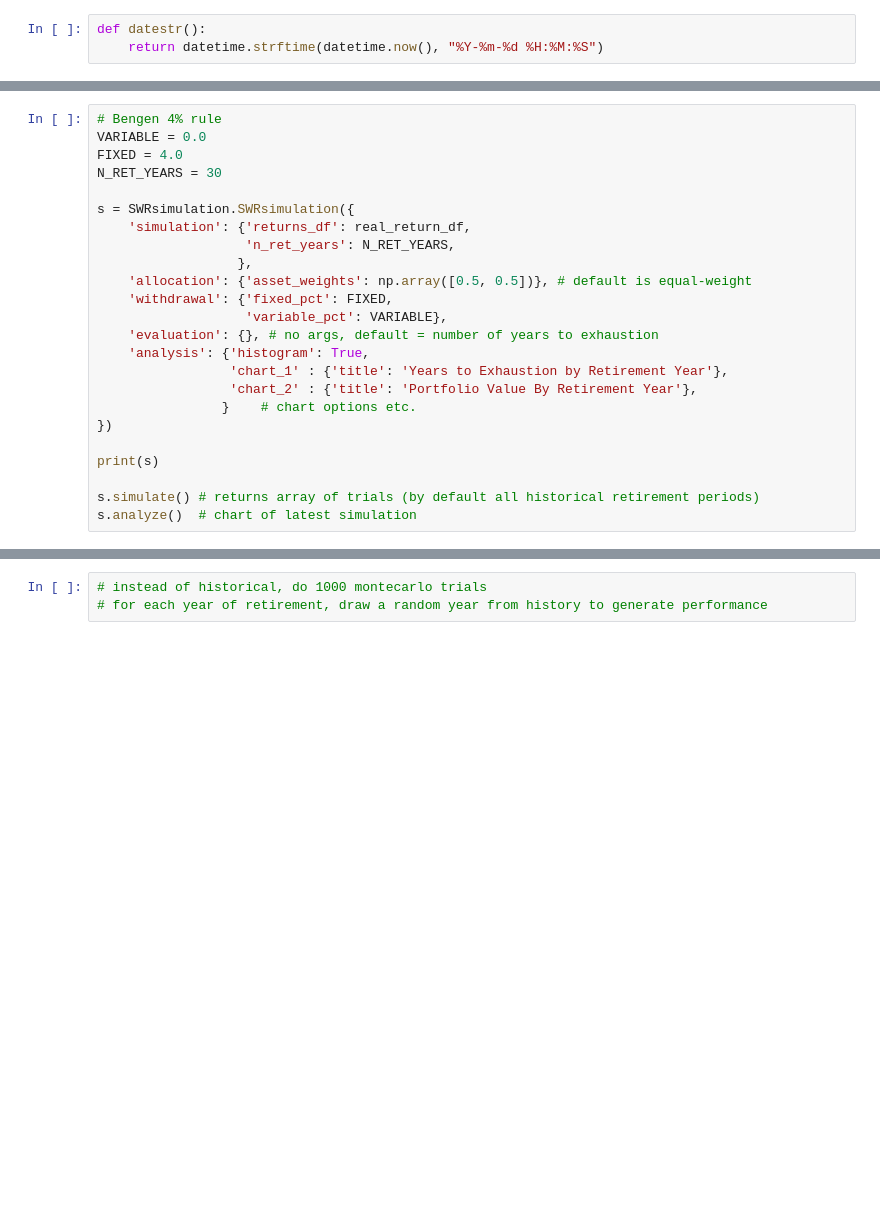
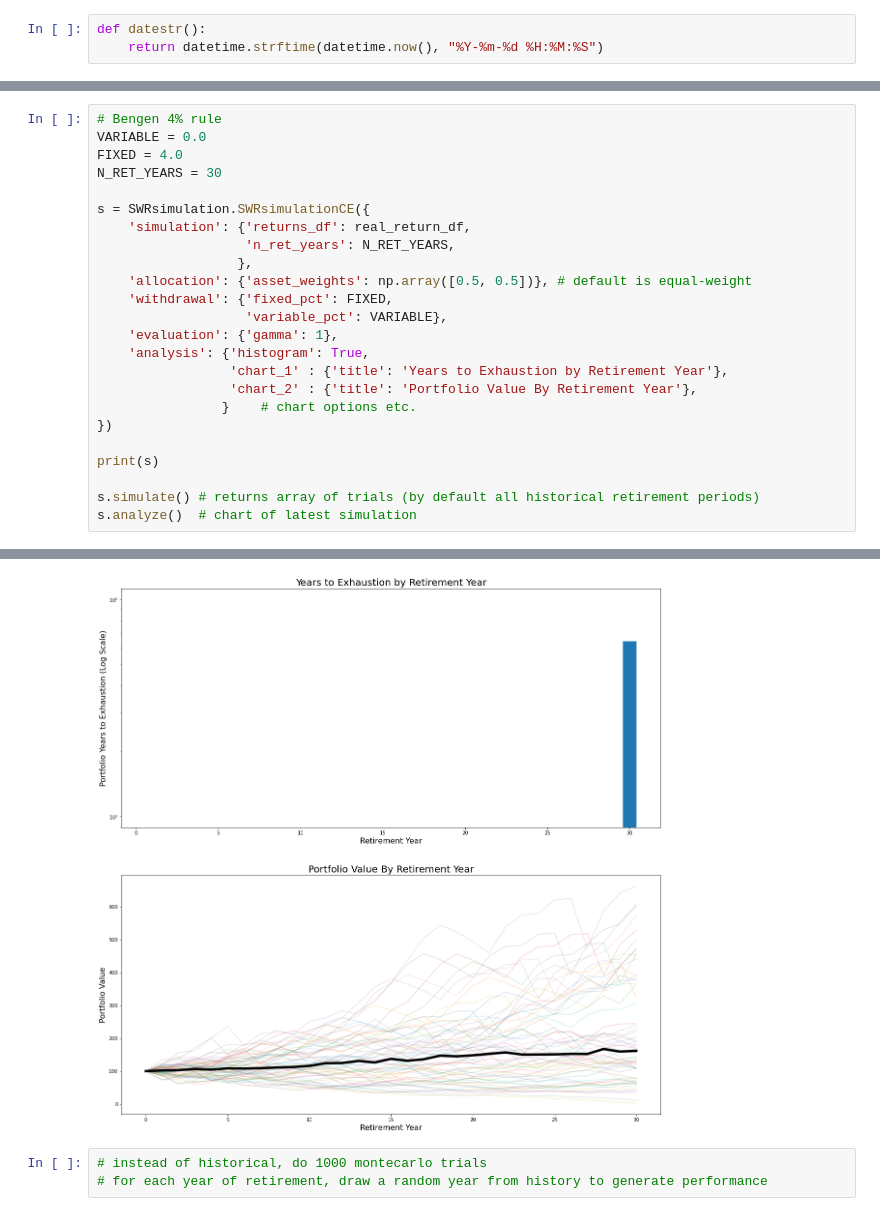
Before and after one commit to druce/swr, a Jupyter notebook: swr.ipynb, the cells around one changed output, grey strips where cells are left out. Cells and saved outputs as stored; diff of their text form; blank space fills up the shorter version.

```diff
--- a/swr.ipynb
+++ b/swr.ipynb
@@ -90,14 +153,14 @@ VARIABLE = 0.0
 FIXED = 4.0
 N_RET_YEARS = 30
 
-s = SWRsimulation.SWRsimulation({
+s = SWRsimulation.SWRsimulationCE({
     'simulation': {'returns_df': real_return_df,
                    'n_ret_years': N_RET_YEARS,
                   },
     'allocation': {'asset_weights': np.array([0.5, 0.5])}, # default is equal-weight
     'withdrawal': {'fixed_pct': FIXED,
                    'variable_pct': VARIABLE},
-    'evaluation': {}, # no args, default = number of years to exhaustion
+    'evaluation': {'gamma': 1},
     'analysis': {'histogram': True,
                  'chart_1' : {'title': 'Years to Exhaustion by Retirement Year'},
                  'chart_2' : {'title': 'Portfolio Value By Retirement Year'},
@@ -108,3 +171,4 @@ print(s)
 
 s.simulate() # returns array of trials (by default all historical retirement periods)
 s.analyze()  # chart of latest simulation
+# %% [output]
@@ -111,3 +192,4 @@ s.analyze()  # chart of latest simulation
+[figure, added]
 # %%
 # instead of historical, do 1000 montecarlo trials
 # for each year of retirement, draw a random year from history to generate performance
```
Also changed, not shown: parts of 9 cells of this notebook, 3 other files.
